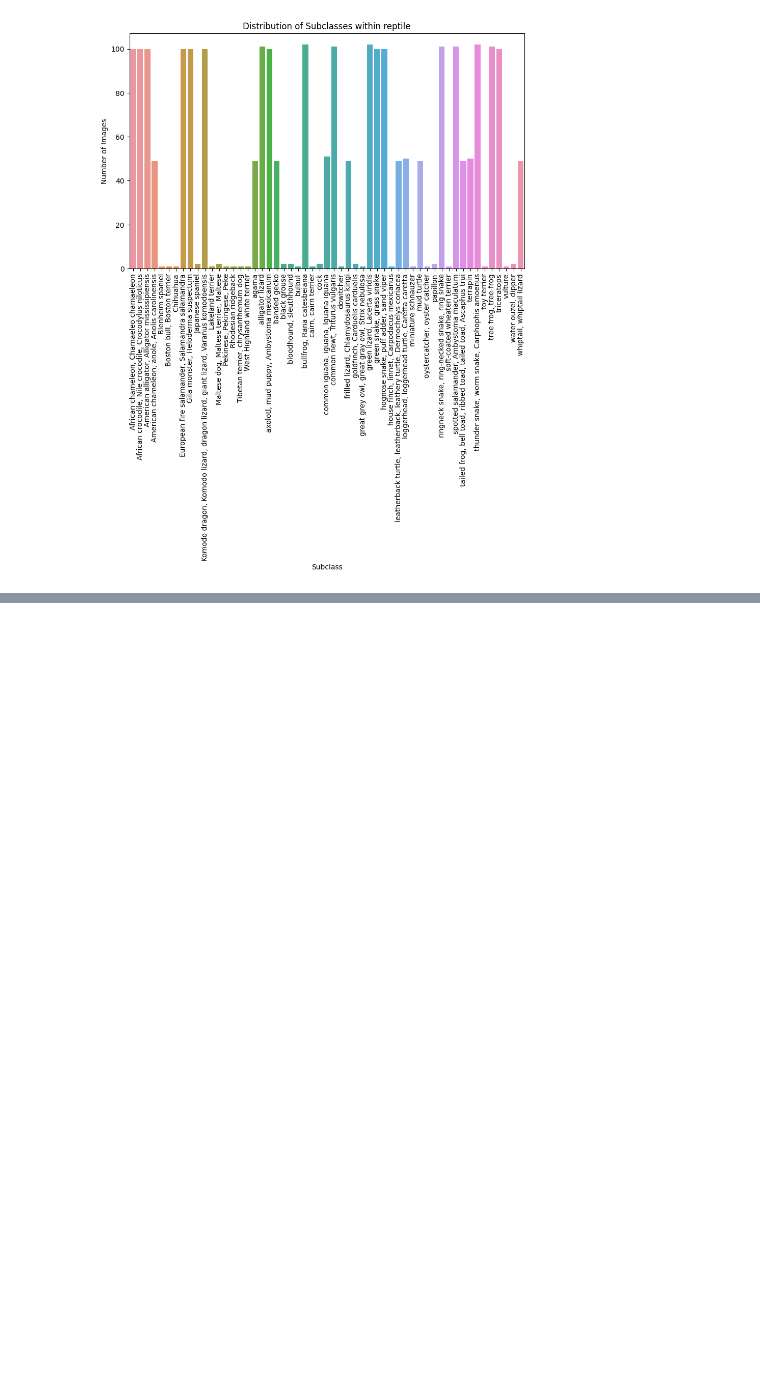
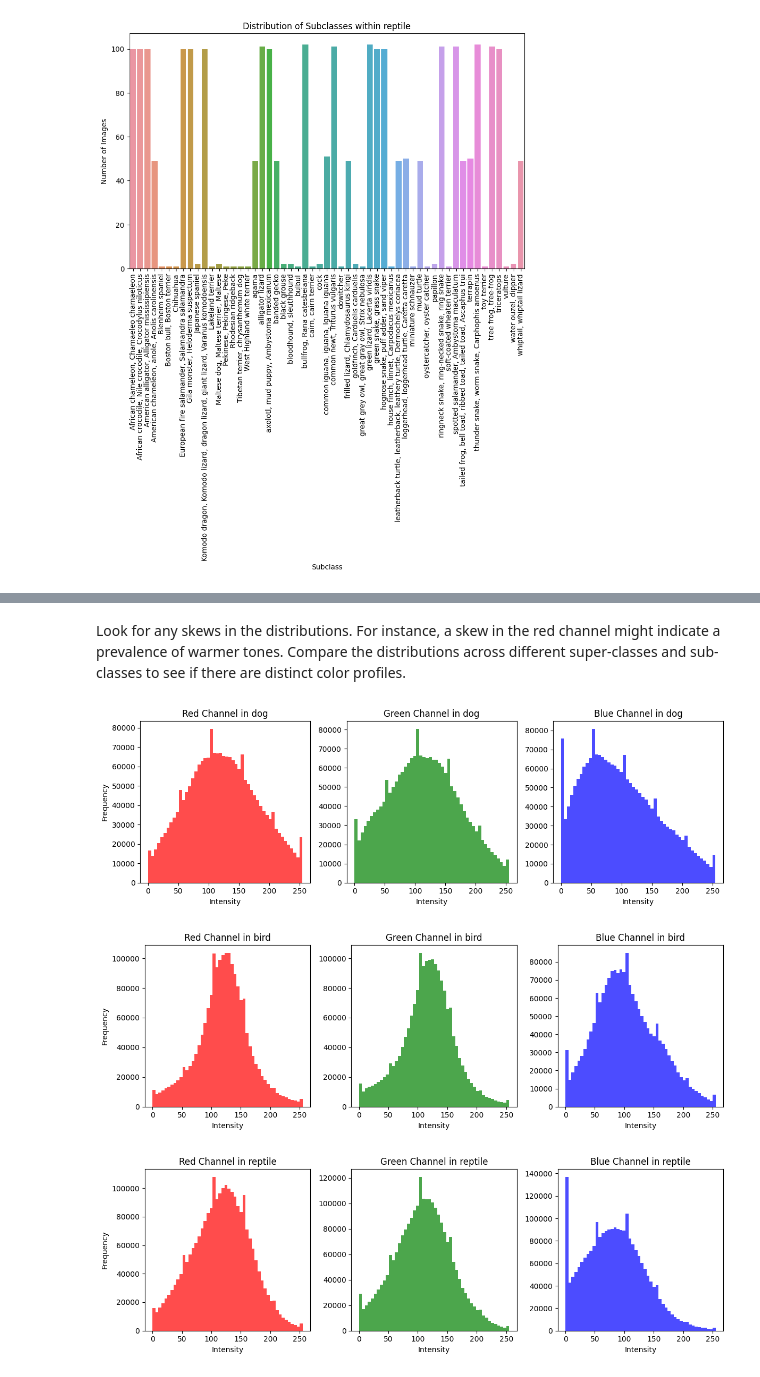
Before and after one commit to Wukkkinz-0725/animalImage_classification, a Jupyter notebook: Released_Data/EDA.ipynb, the cells around one changed output, grey strips where cells are left out. Saved outputs shown, nothing was run; the diff lists cells and outputs as text; code cells hidden in the pictures; blank space fills up the shorter version.

```diff
--- a/Released_Data/EDA.ipynb
+++ b/Released_Data/EDA.ipynb
@@ -95,0 +168,59 @@ for superclass in grouped_data['superclass_name'].unique():
+# %% [markdown]
+Look for any skews in the distributions. For instance, a skew in the red channel might indicate a prevalence of warmer tones.
+Compare the distributions across different super-classes and sub-classes to see if there are distinct color profiles.
+# %%
+# Analysis for each superclass
+
+# Load the CSV files
+train_data = pd.read_csv('train_data.csv')
+superclass_mapping = pd.read_csv('superclass_mapping.csv')
+
+# Merge the train data with superclass mapping
+train_data = train_data.merge(superclass_mapping, left_on='superclass_index', right_on='index', how='left').rename(columns={'class': 'superclass_name'})
+train_data.drop(['index'], axis=1, inplace=True)
+
+# Function to plot color distribution
+def plot_color_distribution(data, superclass_name):
+    red_values = []
+    green_values = []
+    blue_values = []
+
+    # Loop over images in the superclass
+    for filename in data['image']:
+        with Image.open(f'train_shuffle/{filename}') as img:
+            # img = img.resize((64, 64))  # Optional: Resize if images are not uniform in size
+            colors = np.array(img)
+            red_values.extend(colors[:, :, 0].flatten())
+            green_values.extend(colors[:, :, 1].flatten())
+            blue_values.extend(colors[:, :, 2].flatten())
+
+    # Plotting the color intensity distribution for each channel
+    plt.figure(figsize=(12, 4))
+
+    plt.subplot(1, 3, 1)
+    plt.hist(red_values, bins=50, color='red', alpha=0.7)
+    plt.title(f'Red Channel in {superclass_name}')
+    plt.xlabel('Intensity')
+    plt.ylabel('Frequency')
+
+    plt.subplot(1, 3, 2)
+    plt.hist(green_values, bins=50, color='green', alpha=0.7)
+    plt.title(f'Green Channel in {superclass_name}')
+    plt.xlabel('Intensity')
+
+    plt.subplot(1, 3, 3)
+    plt.hist(blue_values, bins=50, color='blue', alpha=0.7)
+    plt.title(f'Blue Channel in {superclass_name}')
+    plt.xlabel('Intensity')
+
+    plt.tight_layout()
+    plt.show()
+
+# Analyze color distribution for each superclass
+for superclass in train_data['superclass_name'].unique():
+    superclass_data = train_data[train_data['superclass_name'] == superclass]
+    plot_color_distribution(superclass_data, superclass)
+# %% [output]
+[figure, added]
+[figure, added]
+[figure, added]
```
Also changed, not shown: parts of 9 cells of this notebook.
